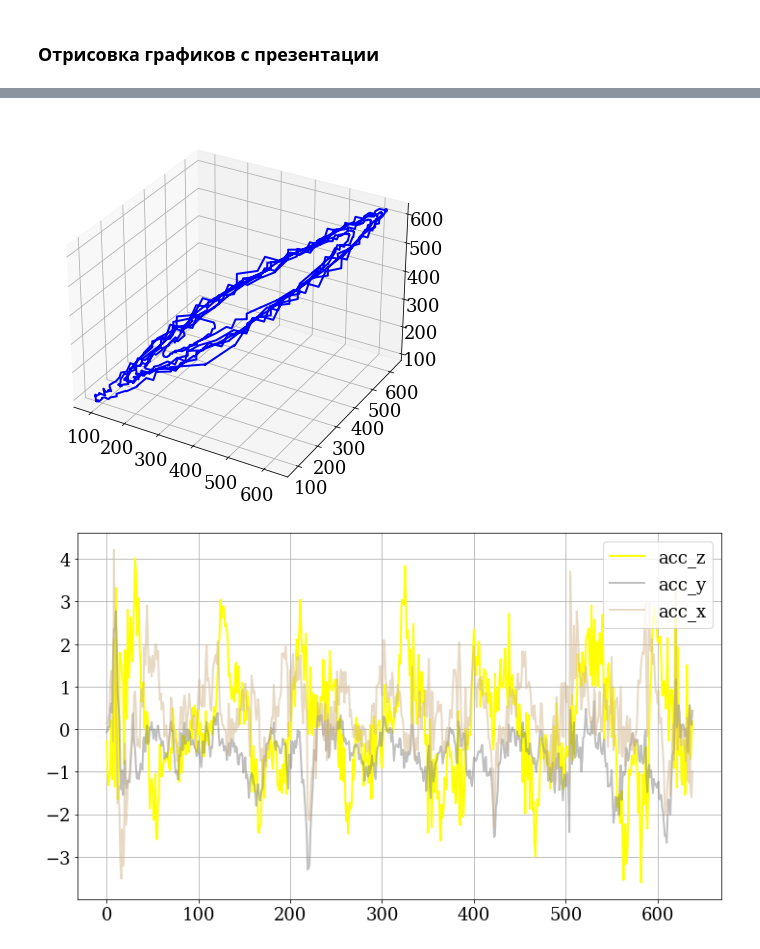
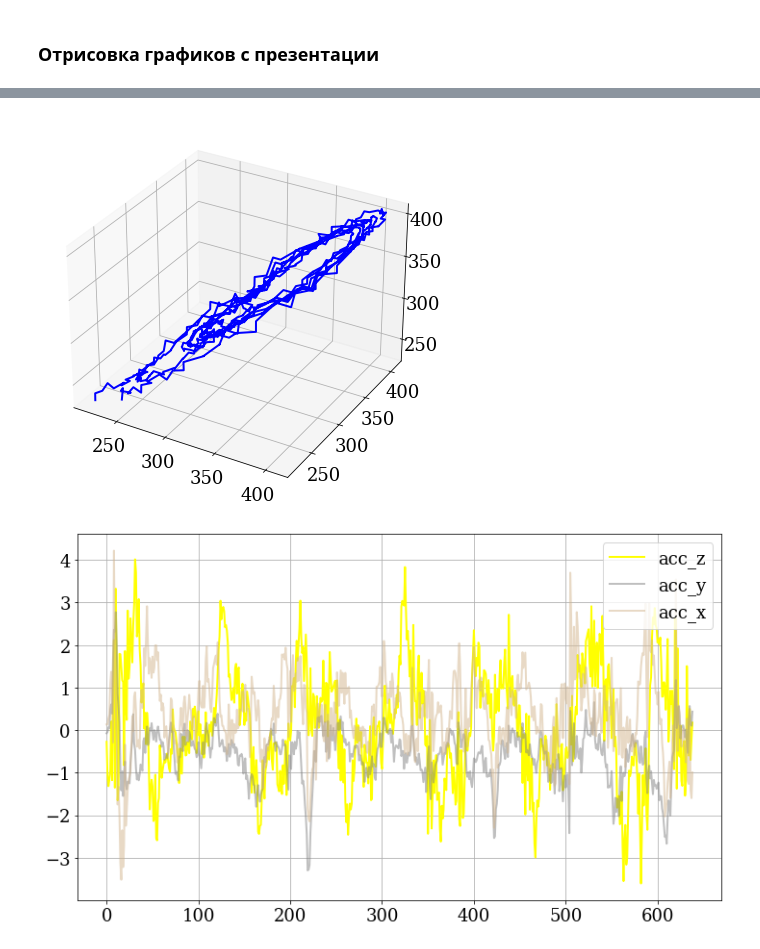
Before and after one commit to Intelligent-Systems-Phystech/2022-Project-90, a Jupyter notebook: code/main.ipynb, the cells around one changed output, grey strips where cells are left out. Saved outputs shown, nothing was run; the diff lists cells and outputs as text; code cells hidden in the pictures.

```diff
--- a/code/main.ipynb
+++ b/code/main.ipynb
@@ -208,18 +316,18 @@ plt.savefig("images/source_ts_example.png")
 # %%
 embed_source = edm.Embed(dataFrame=video_data.iloc[:, :],
-                         columns=video_data.columns[extra_feat_inds[main_target_ind, 2]],
+                         columns=video_data.columns[extra_feat_inds[main_target_ind, 3]],
                          tau=-2,
                          E=3)
 
 fig = plt.figure()
 ax = fig.gca(projection='3d')
 ax.plot(embed_source.iloc[:, 0].values,
         embed_source.iloc[:, 1].values,
         embed_source.iloc[:, 2].values,
         color = "blue")
 plt.savefig("images/3d_source.png")
 # %% [output]
-[figure, old version]
+[figure, new version]
 # %%
 plt.figure()
 
```
Also changed, not shown: parts of 25 cells of this notebook, 14 other files.
